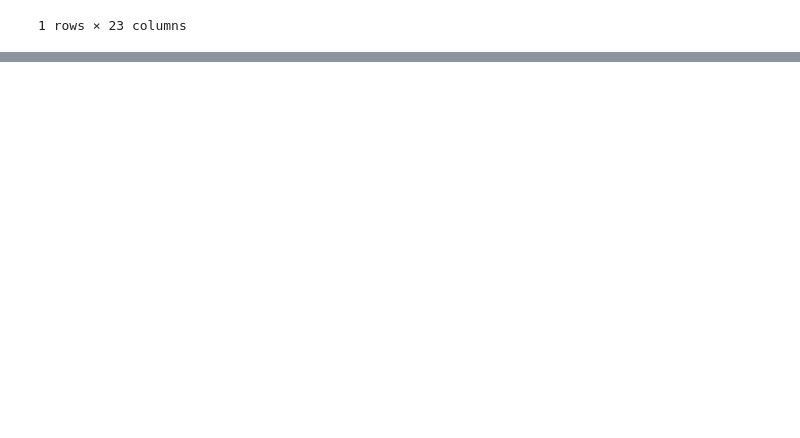
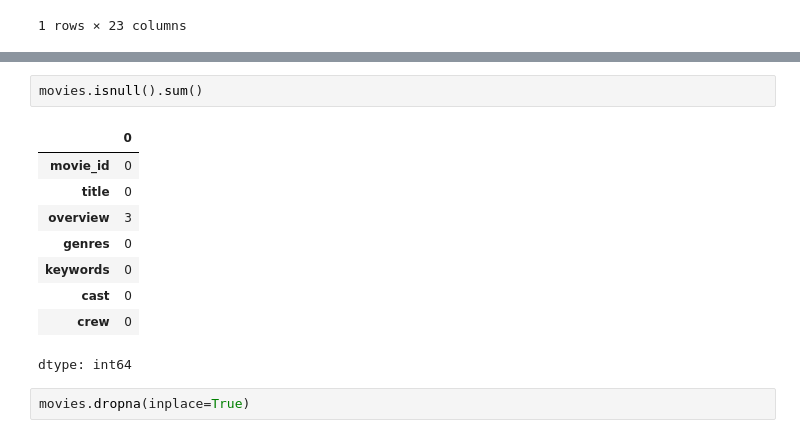
Before and after one commit to rpatel0022/Movie-Recommender-System, a Jupyter notebook: MovieRecommender.ipynb, the cells around one changed output, grey strips where cells are left out. Cells and saved outputs as stored; diff of their text form; blank space fills up the shorter version.

```diff
--- a/MovieRecommender.ipynb
+++ b/MovieRecommender.ipynb
@@ -52,3 +52,17 @@ movies.head(1)
 # %% [output]
 |  | movie_id | title | overview | genres | keywords | cast | crew |
 | 0 | 19995 | Avatar | In the 22nd century, a paraplegic... | [{"id": 28, "name": "Action"}, {"... | [{"id": 1463, "name": "culture cl... | [{"cast_id": 242, "character": "J... | [{"credit_id": "52fe48009251416c7... |
+# %%
+movies.isnull().sum()
+# %% [output]
+|  | 0 |
+| movie_id | 0 |
+| title | 0 |
+| overview | 3 |
+| genres | 0 |
+| keywords | 0 |
+| cast | 0 |
+| crew | 0 |
+dtype: int64
+# %%
+movies.dropna(inplace=True)
```
Also changed, not shown: parts of 17 cells of this notebook.
